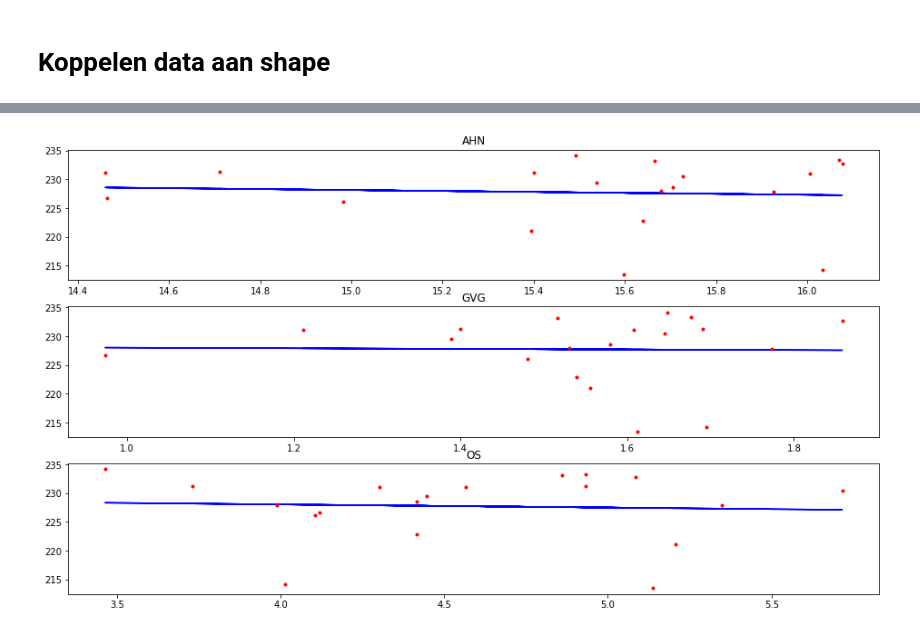
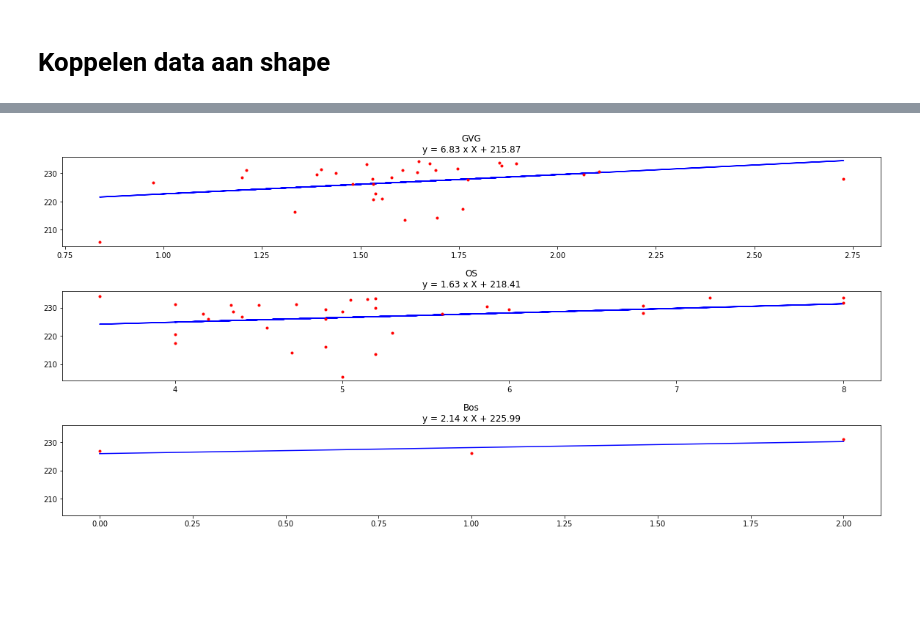
Before and after one commit to FarmHackNL/Bodemhack-2018, a Jupyter notebook: Challenge 2/NVDI_perceel_voorjaar.ipynb, the cells around one changed output, grey strips where cells are left out. Saved outputs shown, nothing was run; the diff lists cells and outputs as text; code cells hidden in the pictures; blank space fills up the shorter version.

```diff
--- a/Challenge 2/NVDI_perceel_voorjaar.ipynb
+++ b/Challenge 2/NVDI_perceel_voorjaar.ipynb
@@ -62,0 +64,6 @@ df_os['mean_os']=df_os.drop(['MarkeID','OBJECTID'], axis=1).mean(axis=1)
+# %%
+df_os_rene = pandas.read_csv(r'data\HobelmanOS.csv', ';', index_col='objectid')
+df_os_rene=df_os_rene.rename(columns={'04-okt-17':'OS_latest'})
+# %%
+df_os_tot = pandas.concat([df_os[['OS_latest']], df_os_rene[['OS_latest']]])
+df_os_tot['OBJECTID'] = df_os_tot.index
@@ -63,3 +72,8 @@ df_os['mean_os']=df_os.drop(['MarkeID','OBJECTID'], axis=1).mean(axis=1)
+# %%
+import geopandas
+gdf_bos = geopandas.read_file(r'data\spatial_join_bos.shp')
+#gdf_bos = gdf_bos.rename(columns={'OBJECTID':'ID'})
+#gdf_bos = gdf_bos.rename(columns={'OBJECTID_1':'OBJECTID'})
 # %% [markdown]
 # Grondwaterstand
 # %%
@@ -75,7 +89,8 @@ gdf = geopandas.read_file(r'.\data\gewaspercelen_2017_regio.shp')
 gdf = gdf.merge(df_gras_max_voorjaar[['OBJECTID','Max', 'dif', 'tresh']], on='OBJECTID')
 gdf = gdf.merge(df_ahn[['OBJECTID', 'AHN_MEAN']], on='OBJECTID')
 gdf = gdf.merge(df_gvg[['OBJECTID', 'MEAN_gvg']], on='OBJECTID')
-gdf = gdf.merge(df_os[['mean_os','OBJECTID']], on='OBJECTID')
+gdf = gdf.merge(df_os_tot[['OS_latest','OBJECTID']], on='OBJECTID')
+gdf = gdf.merge(gdf_bos[['OBJECTID', 'Join_Count']], on='OBJECTID')
 gdf.to_file('results\precelen_nvdi.shp')
 # %%
 ax = gdf.loc[gdf['tresh']==0].plot(color='g', figsize=[16, 16])
@@ -85,22 +102,34 @@ ax = gdf.loc[gdf['tresh']==1].plot(color='r', figsize=[16, 16], ax=ax)
 # %%
 import numpy
-fig, ax = plt.subplots(3, figsize=[16,9])
-x,y=gdf['AHN_MEAN'], gdf['Max']
-m,b = numpy.polyfit(x, y, 1)
-ax[0].plot(x, m*x+b, 'b-')
-ax[0].plot(x,y,'r.')
-ax[0].set_title('AHN')
+
+fig, ax = plt.subplots(3, figsize=[20,9], sharey=True)
+#x,y=gdf['AHN_MEAN'], gdf['Max']
+#m,b = numpy.polyfit(x, y, 1)
+#ax[0].plot(x, m*x+b, 'b-')
+#ax[0].plot(x,y,'r.')
+#ax[0].set_title('AHN\ny = {} x X + {}'.format(round(m,2),round(b,2)));
+
 
 x,y=gdf['MEAN_gvg'], gdf['Max']
 m,b = numpy.polyfit(x, y, 1)
+ax[0].plot(x, m*x+b, 'b-')
+ax[0].plot(x,y, 'r.')
+ax[0].set_title('GVG\ny = {} x X + {}'.format(round(m,2),round(b,2)));
+
+x,y=gdf['OS_latest'], gdf['Max']
+m,b = numpy.polyfit(x, y, 1)
 ax[1].plot(x, m*x+b, 'b-')
-ax[1].plot(x,y, 'r.')
-ax[1].set_title('GVG')
+ax[1].plot(x,y,'r.')
+ax[1].set_title('OS\ny = {} x X + {}'.format(round(m,2),round(b,2)));
 
-x,y=gdf['mean_os'], gdf['Max']
+bos = gdf[['Join_Count', 'Max']].groupby(gdf['Join_Count']).mean()
+x,y=bos['Join_Count'], bos['Max']
 m,b = numpy.polyfit(x, y, 1)
 ax[2].plot(x, m*x+b, 'b-')
 ax[2].plot(x,y,'r.')
-ax[2].set_title('OS');
+ax[2].set_title('Bos\ny = {} x X + {}'.format(round(m,2),round(b,2)));
+
+plt.subplots_adjust(hspace = 0.5)
+plt.savefig('verbanden.png')
 # %% [output]
-[figure, old version]
+[figure, new version]
```
Also changed, not shown: parts of 9 cells of this notebook, 19 other files.
